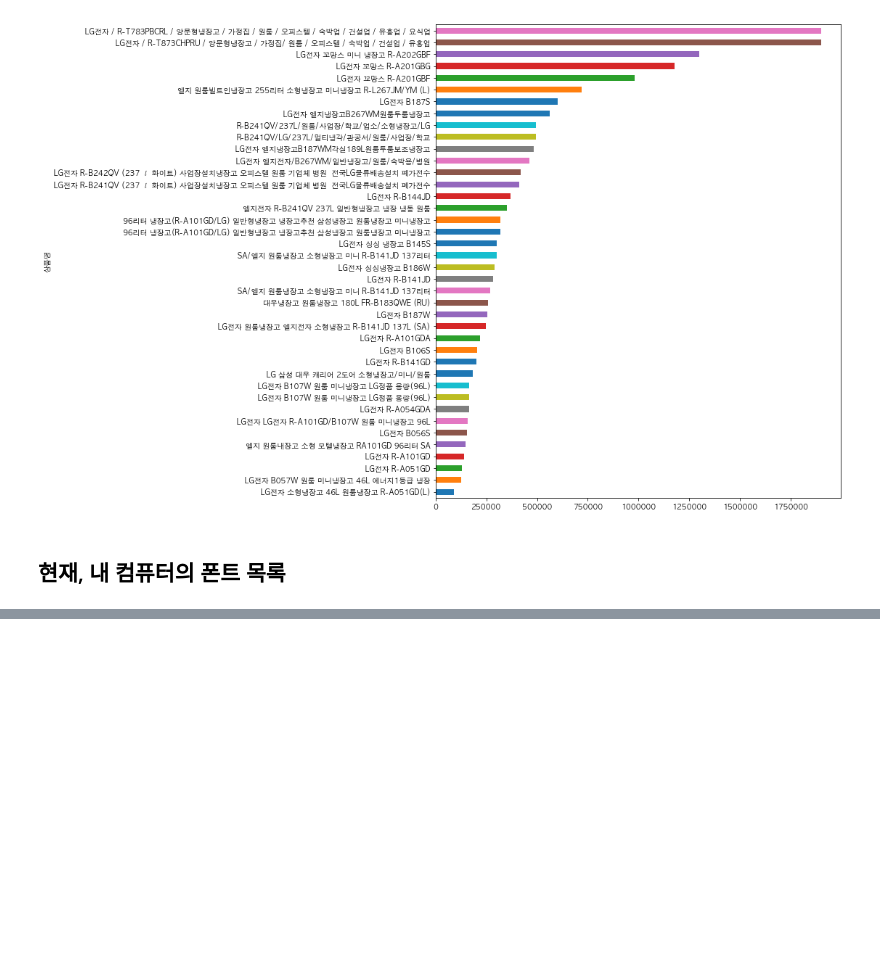
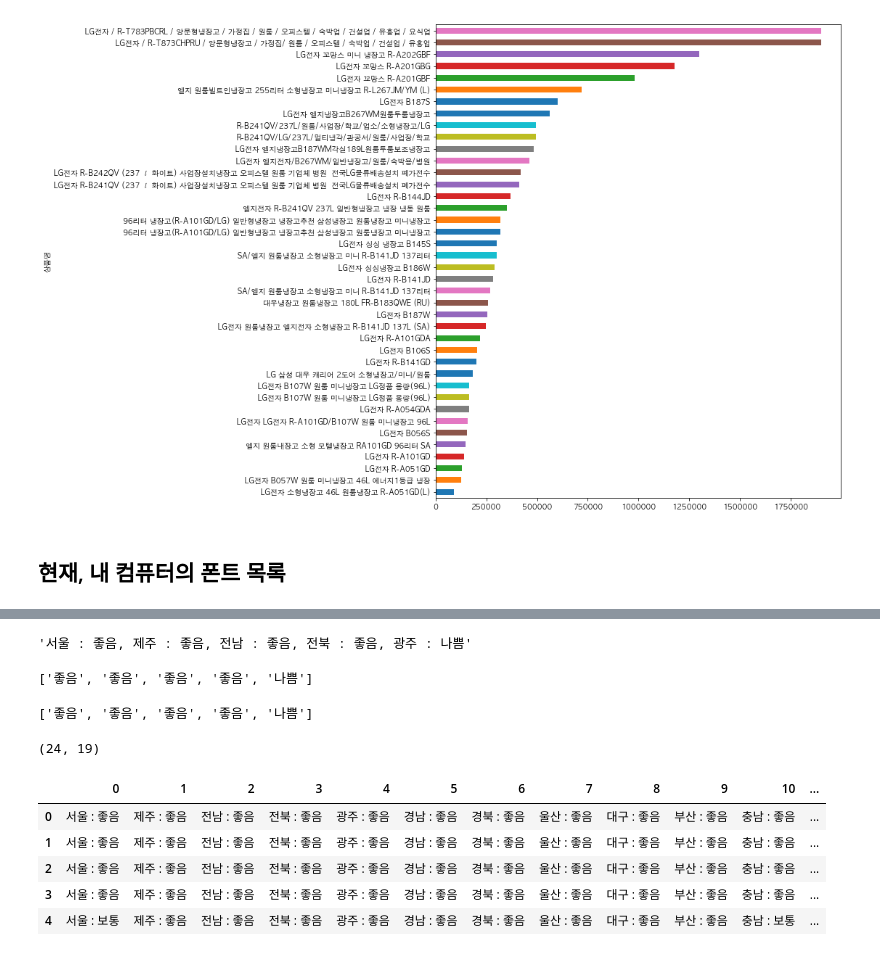
Before and after one commit to CodingSta/demo-201810-lge, a Jupyter notebook: 파이썬강의.ipynb, the cells around one changed output, grey strips where cells are left out. Saved outputs shown, nothing was run; the diff lists cells and outputs as text; code cells hidden in the pictures; blank space fills up the shorter version.

```diff
--- a/파이썬강의.ipynb
+++ b/파이썬강의.ipynb
@@ -1456,0 +1496,16 @@ font_manager.fontManager.ttflist
+# %%
+import requests
+
+url = "http://openapi.airkorea.or.kr/openapi/services/rest/ArpltnInforInqireSvc/getMinuDustFrcstDspth"
+
+# 강사 키
+API_KEY = "19Vd8w1VF6MhraamtQDCGukzgHbTbDksZvFa3yYHrfdvdsmlCZ9TnKwG9DkHkLabLTxYBw3vgymDd4MR7bg9+g=="
+
+# my 키
+# API_KEY = "'19Vd8w1VF6MhraamtQDCGukzgHbTbDksZvFa3yYHrfdvdsmlCZ9TnKwG9DkHkLabLTxYBw3vgymDd4MR7bg9+g=='"
+
+params = {
+    "searchDate": yesterday_str,
+    "ServiceKey": API_KEY,
+    "_returnType" : "json",
+}
@@ -1456,0 +1561,32 @@ font_manager.fontManager.ttflist
+# %%
+grade = '서울 : 좋음, 제주 : 좋음, 전남 : 좋음, 전북 : 좋음, 광주 : 나쁨'
+grade
+# %% [output]
+'서울 : 좋음, 제주 : 좋음, 전남 : 좋음, 전북 : 좋음, 광주 : 나쁨'
+# %%
+word_list = []
+
+for word in grade.split(','):
+    # print(word[-2:])
+    word_list.append(word[-2:])
+
+word_list
+# %% [output]
+['좋음', '좋음', '좋음', '좋음', '나쁨']
+# %%
+# list comprehension
+[word[-2:] for word in grade.split(',')]
+# %% [output]
+['좋음', '좋음', '좋음', '좋음', '나쁨']
+# %%
+df_지역별 = df_대기오염['informGrade'].str.split(',', expand=True)
+print(df_지역별.shape)
+df_지역별.head()
+# %% [output]
+(24, 19)
+|  | 0 | 1 | 2 | 3 | 4 | 5 | 6 | 7 | 8 | 9 | 10 | ... |
+| 0 | 서울 : 좋음 | 제주 : 좋음 | 전남 : 좋음 | 전북 : 좋음 | 광주 : 좋음 | 경남 : 좋음 | 경북 : 좋음 | 울산 : 좋음 | 대구 : 좋음 | 부산 : 좋음 | 충남 : 좋음 | ... |
+| 1 | 서울 : 좋음 | 제주 : 좋음 | 전남 : 좋음 | 전북 : 좋음 | 광주 : 좋음 | 경남 : 좋음 | 경북 : 좋음 | 울산 : 좋음 | 대구 : 좋음 | 부산 : 좋음 | 충남 : 좋음 | ... |
+| 2 | 서울 : 좋음 | 제주 : 좋음 | 전남 : 좋음 | 전북 : 좋음 | 광주 : 좋음 | 경남 : 좋음 | 경북 : 좋음 | 울산 : 좋음 | 대구 : 좋음 | 부산 : 좋음 | 충남 : 좋음 | ... |
+| 3 | 서울 : 좋음 | 제주 : 좋음 | 전남 : 좋음 | 전북 : 좋음 | 광주 : 좋음 | 경남 : 좋음 | 경북 : 좋음 | 울산 : 좋음 | 대구 : 좋음 | 부산 : 좋음 | 충남 : 좋음 | ... |
+| 4 | 서울 : 보통 | 제주 : 좋음 | 전남 : 좋음 | 전북 : 좋음 | 광주 : 좋음 | 경남 : 좋음 | 경북 : 좋음 | 울산 : 좋음 | 대구 : 좋음 | 부산 : 좋음 | 충남 : 보통 | ... |
```
Also changed, not shown: parts of 20 cells of this notebook.
